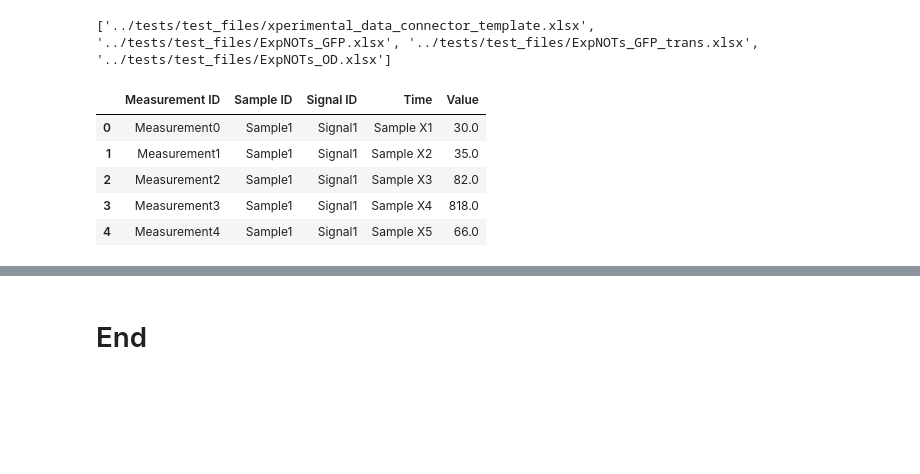
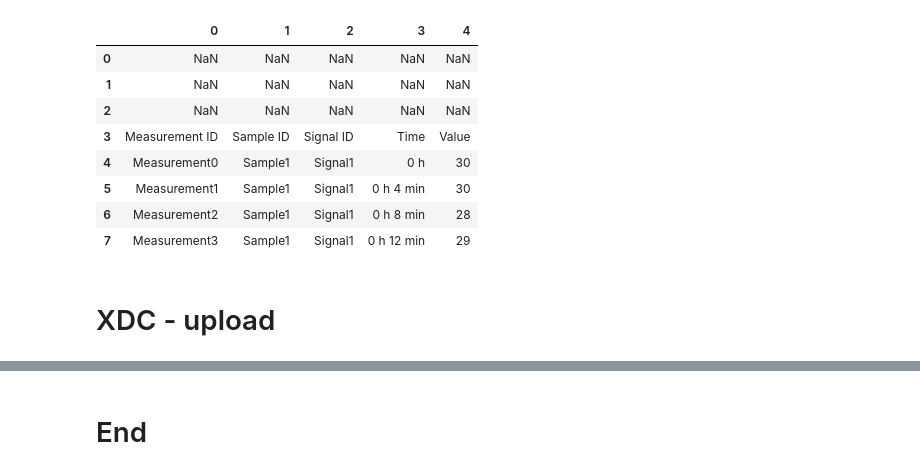
Before and after one commit to Gonza10V/Tricahue, a Jupyter notebook: notebooks/Tricahue_XDE.ipynb, the cells around one changed output, grey strips where cells are left out. Saved outputs shown, nothing was run; the diff lists cells and outputs as text; code cells hidden in the pictures; blank space fills up the shorter version.

Commit message:
Updated formatting and template for XDE upload

```diff
--- a/notebooks/Tricahue_XDE.ipynb
+++ b/notebooks/Tricahue_XDE.ipynb
@@ -6,7 +7,7 @@ import pandas as pd
 # %%
-XDC_file_name = "../tests/test_files/xperimental_data_connector_template.xlsx"
+XDC_file_name = "..\\tests\\test_files\\xperimental_data_connector_template.xlsx"
 
-files = [XDC_file_name, "../tests/test_files/ExpNOTs_GFP.xlsx", "../tests/test_files/ExpNOTs_GFP_trans.xlsx", "../tests/test_files/ExpNOTs_OD.xlsx"]
+files = [XDC_file_name, "../tests/test_files/ExpNOTs_GFP_trans.xlsx"]
 sheet_name = "Table All Cycles"
 time_col_name = "Time"
 data_cols_offset = 2
@@ -31,18 +42,22 @@ print(output_df.head())
 xde.writeToMeasurements(XDC_file_name, output_df)
 # %%
 # full run
-xde.extractData(files, sheet_name, time_col_name, data_cols_offset)
+# xde.extractData(files, sheet_name, time_col_name, data_cols_offset)
-# %% [output]
-['../tests/test_files/xperimental_data_connector_template.xlsx', '../tests/test_files/ExpNOTs_GFP.xlsx', '../tests/test_files/ExpNOTs_GFP_trans.xlsx', '../tests/test_files/ExpNOTs_OD.xlsx']
 # %%
 # for testing; read the 'Measurement' sheet from the XDC excel file
+# should have 3 empty rows at the top, so read the first 8 rows
 xls = pd.ExcelFile(XDC_file_name)
-measurement = pd.read_excel(xls, 'Measurement')
-measurement.head()
+measurement = pd.read_excel(xls, 'Measurement', header=None)
+measurement.head(8)
 # %% [output]
-|  | Measurement ID | Sample ID | Signal ID | Time | Value |
-| 0 | Measurement0 | Sample1 | Signal1 | Sample X1 | 30.0 |
-| 1 | Measurement1 | Sample1 | Signal1 | Sample X2 | 35.0 |
-| 2 | Measurement2 | Sample1 | Signal1 | Sample X3 | 82.0 |
-| 3 | Measurement3 | Sample1 | Signal1 | Sample X4 | 818.0 |
-| 4 | Measurement4 | Sample1 | Signal1 | Sample X5 | 66.0 |
+|  | 0 | 1 | 2 | 3 | 4 |
+| 0 | NaN | NaN | NaN | NaN | NaN |
+| 1 | NaN | NaN | NaN | NaN | NaN |
+| 2 | NaN | NaN | NaN | NaN | NaN |
+| 3 | Measurement ID | Sample ID | Signal ID | Time | Value |
+| 4 | Measurement0 | Sample1 | Signal1 | 0 h | 30 |
+| 5 | Measurement1 | Sample1 | Signal1 | 0 h 4 min | 30 |
+| 6 | Measurement2 | Sample1 | Signal1 | 0 h 8 min | 28 |
+| 7 | Measurement3 | Sample1 | Signal1 | 0 h 12 min | 29 |
+# %% [markdown]
+# XDC - upload
```
Also changed, not shown: parts of 11 cells of this notebook, 5 other files.
